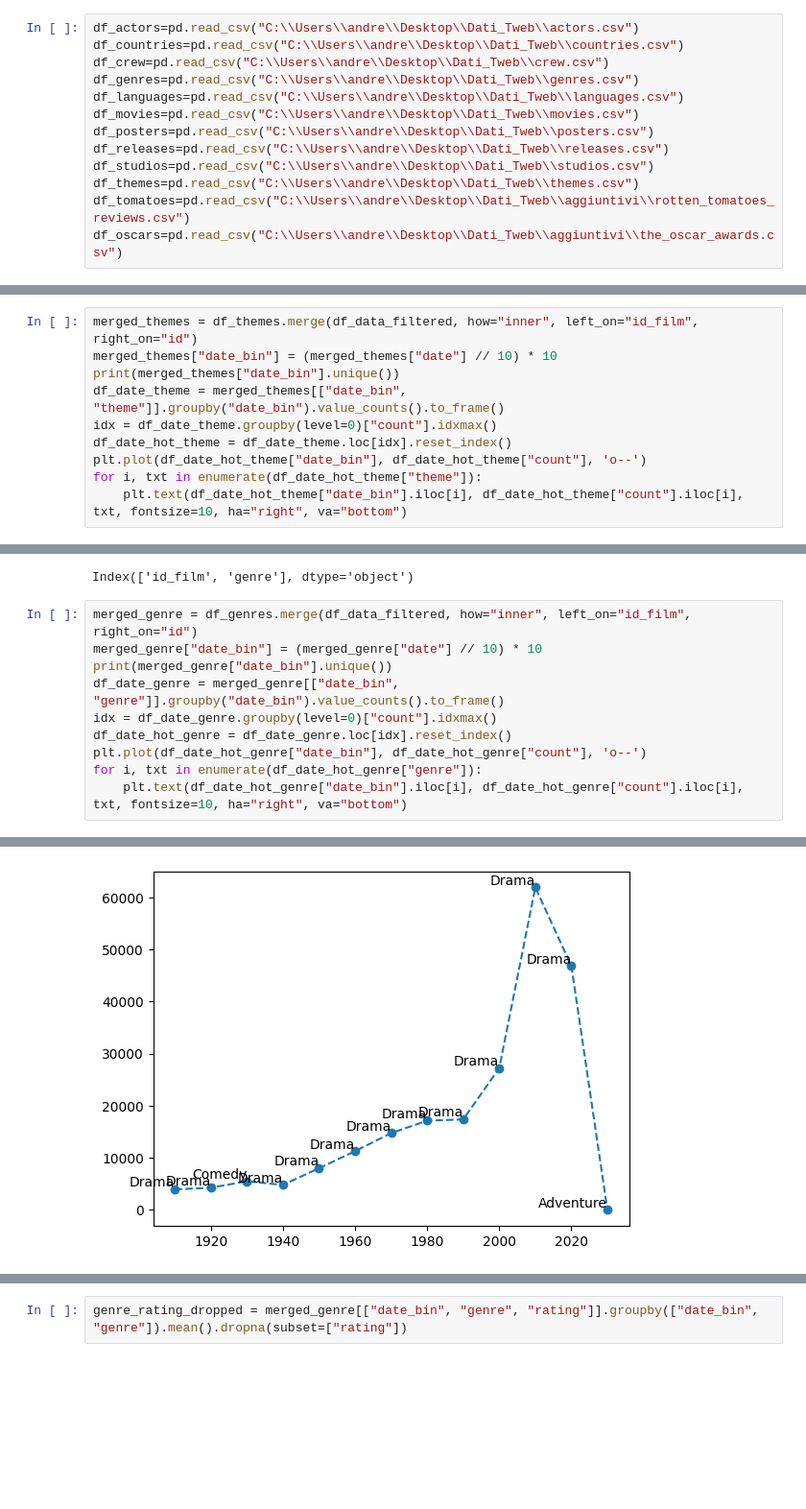
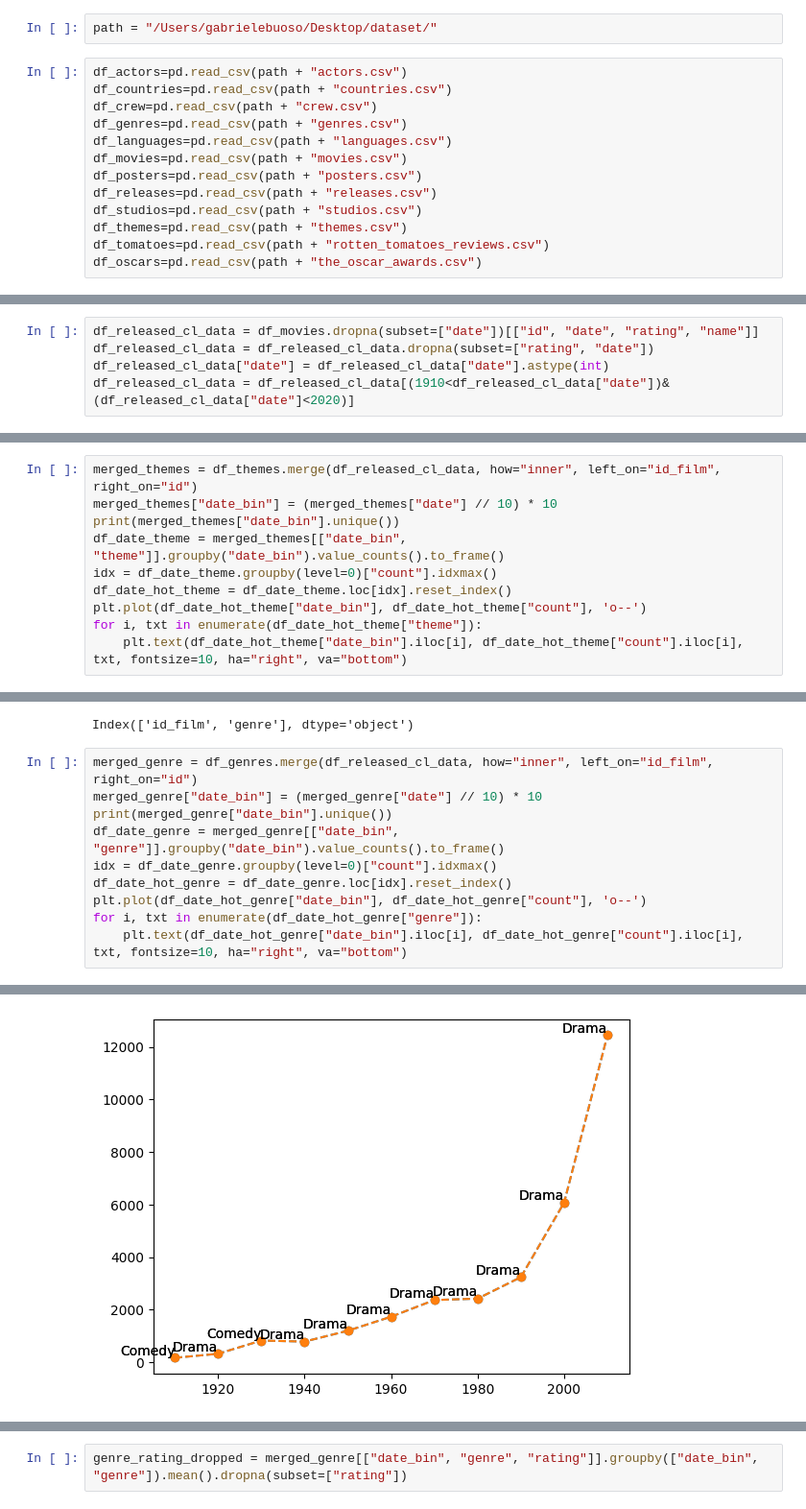
Before and after one commit to GabrieBu/freshcarrots, a Jupyter notebook: ium_Notebook/Cleaning.ipynb, the cells around one changed output, grey strips where cells are left out. Shown at 96% size. Saved outputs shown, nothing was run; the diff lists cells and outputs as text; blank space fills up the shorter version.

Commit message:
genre/themes story

```diff
--- a/ium_Notebook/Cleaning.ipynb
+++ b/ium_Notebook/Cleaning.ipynb
@@ -8,19 +14,21 @@ from matplotlib.dates import DateFormatter
 import plotly.express as px
 import seaborn as sns
 import os
+# %%
+path = "/Users/gabrielebuoso/Desktop/dataset/"
 # %%
-df_actors=pd.read_csv("C:\\Users\\andre\\Desktop\\Dati_Tweb\\actors.csv")
-df_countries=pd.read_csv("C:\\Users\\andre\\Desktop\\Dati_Tweb\\countries.csv")
-df_crew=pd.read_csv("C:\\Users\\andre\\Desktop\\Dati_Tweb\\crew.csv")
-df_genres=pd.read_csv("C:\\Users\\andre\\Desktop\\Dati_Tweb\\genres.csv")
-df_languages=pd.read_csv("C:\\Users\\andre\\Desktop\\Dati_Tweb\\languages.csv")
-df_movies=pd.read_csv("C:\\Users\\andre\\Desktop\\Dati_Tweb\\movies.csv")
-df_posters=pd.read_csv("C:\\Users\\andre\\Desktop\\Dati_Tweb\\posters.csv")
-df_releases=pd.read_csv("C:\\Users\\andre\\Desktop\\Dati_Tweb\\releases.csv")
-df_studios=pd.read_csv("C:\\Users\\andre\\Desktop\\Dati_Tweb\\studios.csv")
-df_themes=pd.read_csv("C:\\Users\\andre\\Desktop\\Dati_Tweb\\themes.csv")
-df_tomatoes=pd.read_csv("C:\\Users\\andre\\Desktop\\Dati_Tweb\\aggiuntivi\\rotten_tomatoes_reviews.csv")
-df_oscars=pd.read_csv("C:\\Users\\andre\\Desktop\\Dati_Tweb\\aggiuntivi\\the_oscar_awards.csv")
+df_actors=pd.read_csv(path + "actors.csv")
+df_countries=pd.read_csv(path + "countries.csv")
+df_crew=pd.read_csv(path + "crew.csv")
+df_genres=pd.read_csv(path + "genres.csv")
+df_languages=pd.read_csv(path + "languages.csv")
+df_movies=pd.read_csv(path + "movies.csv")
+df_posters=pd.read_csv(path + "posters.csv")
+df_releases=pd.read_csv(path + "releases.csv")
+df_studios=pd.read_csv(path + "studios.csv")
+df_themes=pd.read_csv(path + "themes.csv")
+df_tomatoes=pd.read_csv(path + "rotten_tomatoes_reviews.csv")
+df_oscars=pd.read_csv(path + "the_oscar_awards.csv")
 # %% [markdown]
 # Data Cleaning
 # %% [markdown]
@@ -1018,3 +1031,8 @@ KeyError: 'Column not found: name'
+# %%
+df_released_cl_data = df_movies.dropna(subset=["date"])[["id", "date", "rating", "name"]]
+df_released_cl_data = df_released_cl_data.dropna(subset=["rating", "date"])
+df_released_cl_data["date"] = df_released_cl_data["date"].astype(int)
+df_released_cl_data = df_released_cl_data[(1910<df_released_cl_data["date"])&(df_released_cl_data["date"]<2020)]
 # %%
 plt.boxplot(df_released_cl_data["date"], df_released_cl_data.groupby("date")["rating"].count().tolist())
 # %% [output]
@@ -1081,5 +1081,5 @@ df_themes.columns, df_data_filtered.columns
 # %%
-merged_themes = df_themes.merge(df_data_filtered, how="inner", left_on="id_film", right_on="id")
+merged_themes = df_themes.merge(df_released_cl_data, how="inner", left_on="id_film", right_on="id")
 merged_themes["date_bin"] = (merged_themes["date"] // 10) * 10
 print(merged_themes["date_bin"].unique())
 df_date_theme = merged_themes[["date_bin", "theme"]].groupby("date_bin").value_counts().to_frame()
@@ -1096,7 +1096,7 @@ df_genres.columns
 # %% [output]
 Index(['id_film', 'genre'], dtype='object')
 # %%
-merged_genre = df_genres.merge(df_data_filtered, how="inner", left_on="id_film", right_on="id")
+merged_genre = df_genres.merge(df_released_cl_data, how="inner", left_on="id_film", right_on="id")
 merged_genre["date_bin"] = (merged_genre["date"] // 10) * 10
 print(merged_genre["date_bin"].unique())
 df_date_genre = merged_genre[["date_bin", "genre"]].groupby("date_bin").value_counts().to_frame()
@@ -1110 +1110 @@ for i, txt in enumerate(df_date_hot_genre["genre"]):
-[figure, old version]
+[figure, new version]
```
Also changed, not shown: parts of 35 cells of this notebook.
